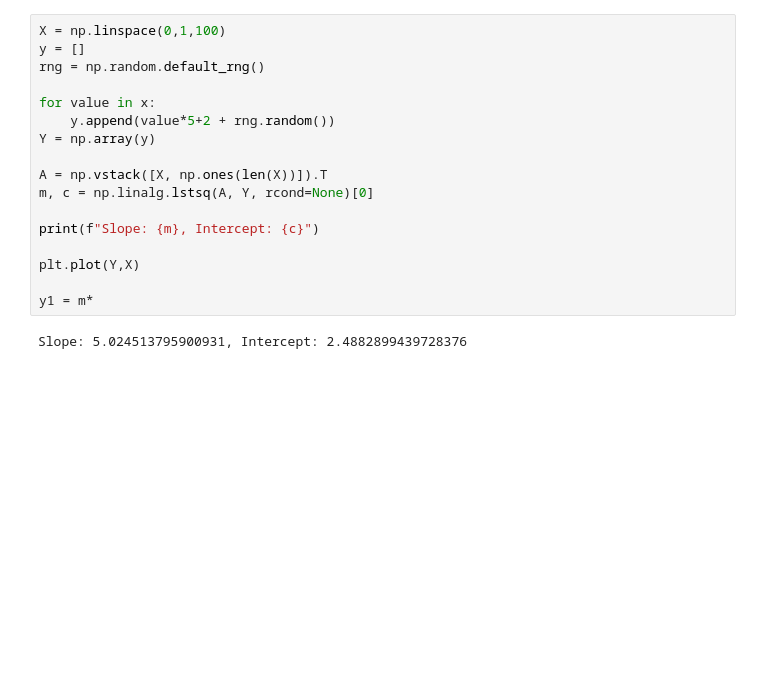
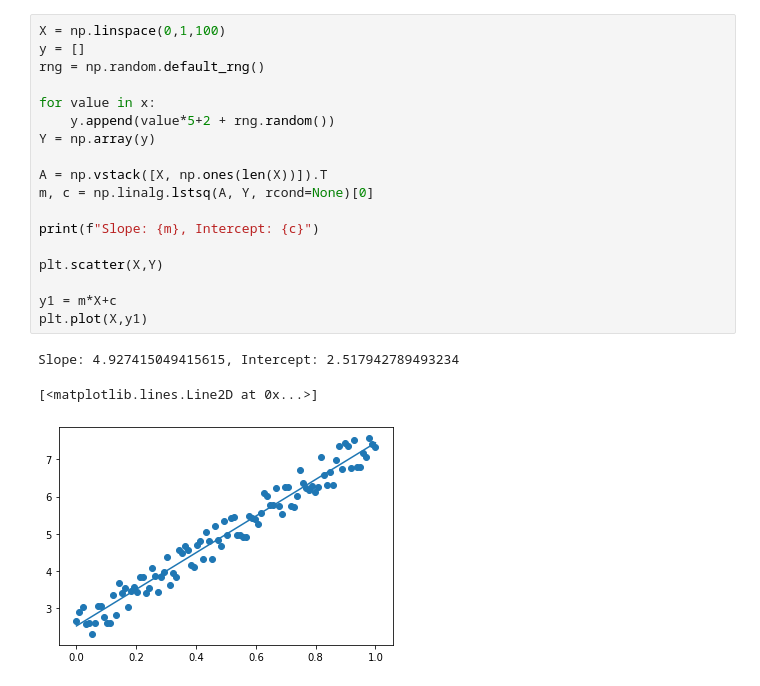
Before and after one commit to AugustG123/coe311k, a Jupyter notebook: arg6355-CH9.ipynb, the cells around one changed output. Saved outputs shown, nothing was run; the diff lists cells and outputs as text; blank space fills up the shorter version.

```diff
--- a/arg6355-CH9.ipynb
+++ b/arg6355-CH9.ipynb
@@ -47,19 +47,22 @@ Slope: -0.6067794257851336, Intercept: 0.9712282546219785
 # %%
 X = np.linspace(0,1,100)
 y = []
 rng = np.random.default_rng()
 
 for value in x:
     y.append(value*5+2 + rng.random())
 Y = np.array(y)
 
 A = np.vstack([X, np.ones(len(X))]).T
 m, c = np.linalg.lstsq(A, Y, rcond=None)[0]
 
 print(f"Slope: {m}, Intercept: {c}")
 
-plt.plot(Y,X)
+plt.scatter(X,Y)
 
-y1 = m*
+y1 = m*X+c
+plt.plot(X,y1)
 # %% [output]
-Slope: 5.024513795900931, Intercept: 2.4882899439728376
+Slope: 4.927415049415615, Intercept: 2.517942789493234
+[<matplotlib.lines.Line2D at 0x...>]
+[figure, added]
```
Also changed, not shown: parts of 5 cells of this notebook, 4 other files.
